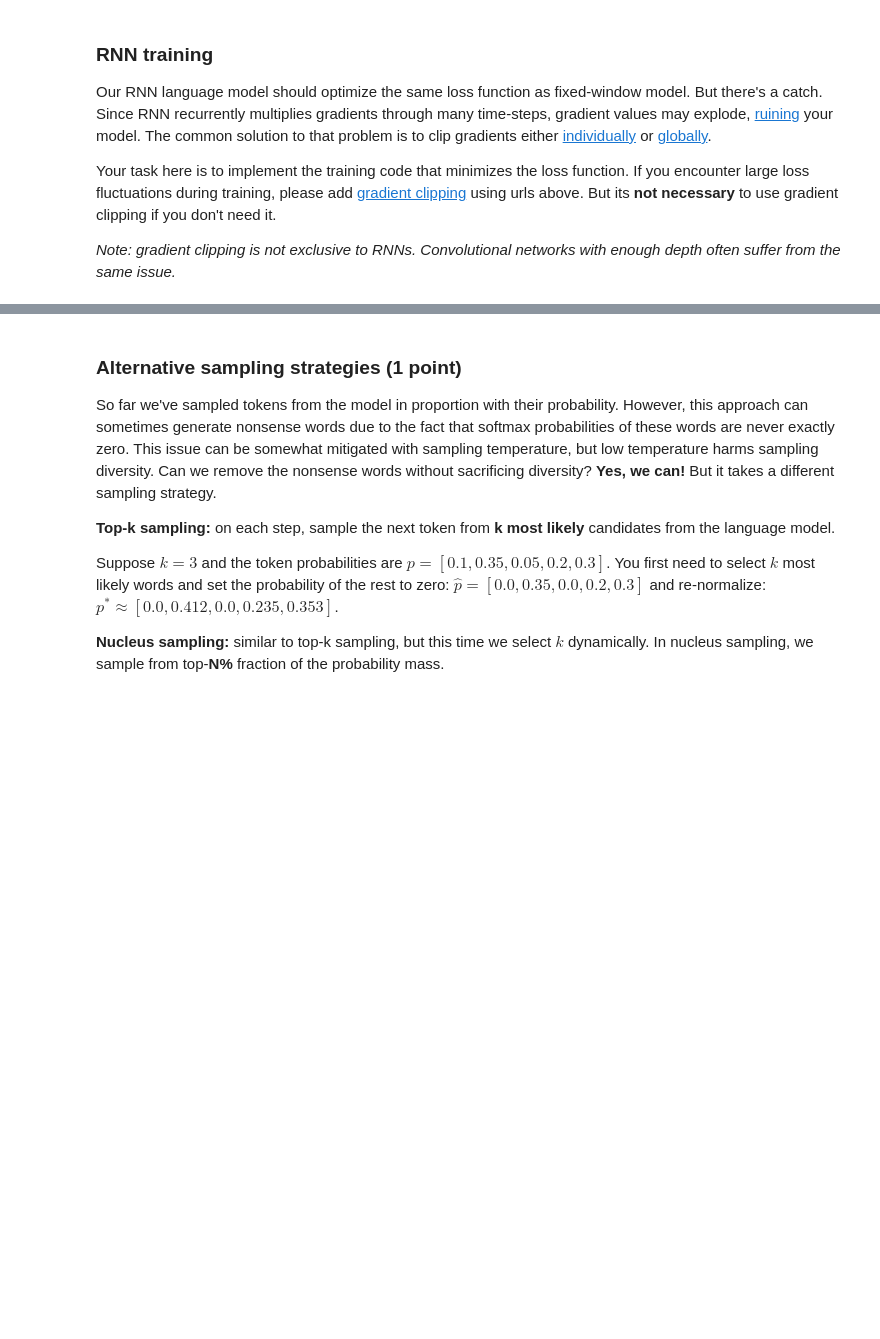
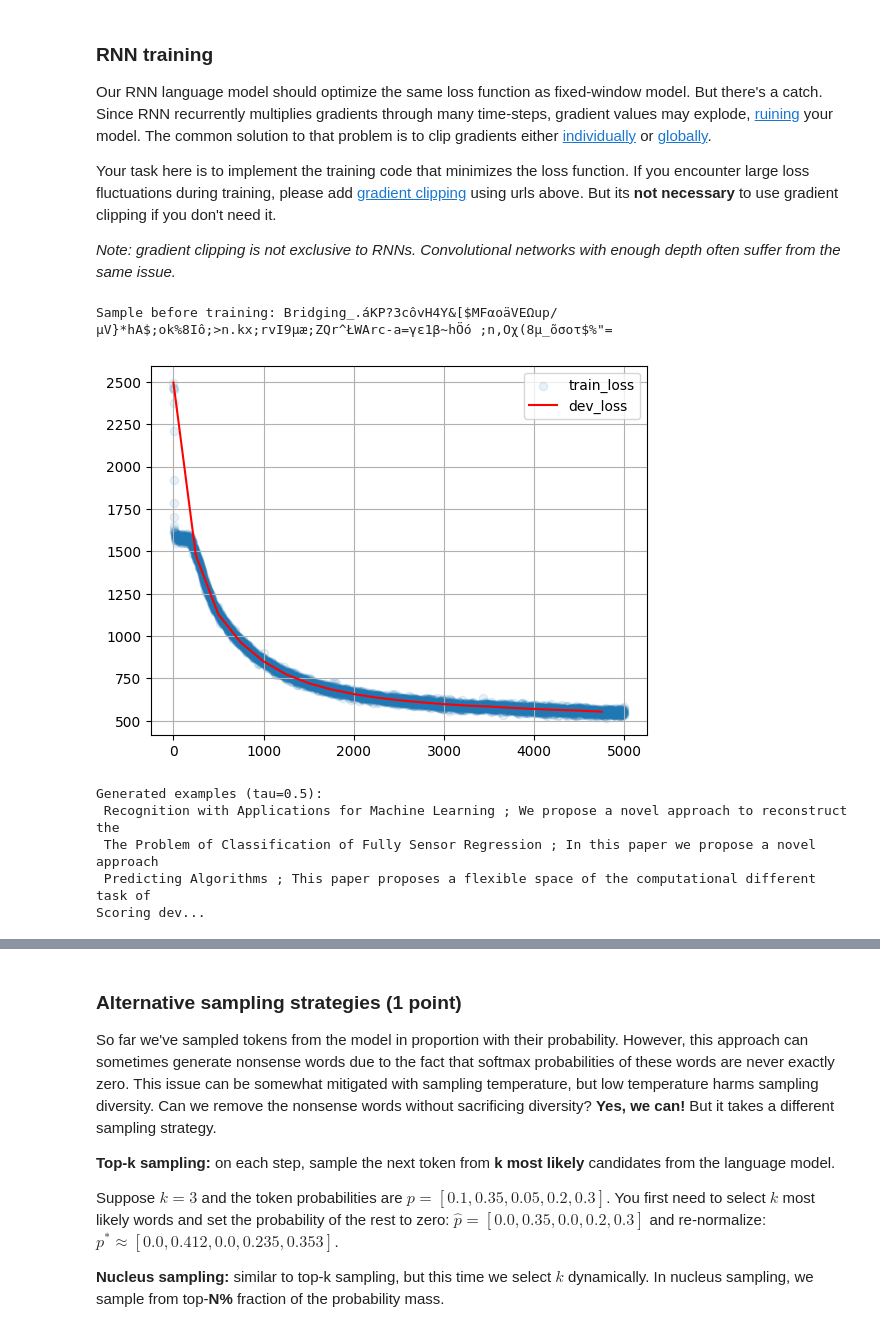
Before and after one commit to ChiKApuMbA/nlp_course, a Jupyter notebook: week03_lm/homework_pytorch.ipynb, the cells around one changed output, grey strips where cells are left out. Saved outputs shown, nothing was run; the diff lists cells and outputs as text; code cells hidden in the pictures; blank space fills up the shorter version.

```diff
--- a/week03_lm/homework_pytorch.ipynb
+++ b/week03_lm/homework_pytorch.ipynb
@@ -262,10 +264,10 @@ def compute_loss(model, input_ix):
     :returns: scalar loss function, mean crossentropy over non-eos tokens
     """
 
-    input_ix = torch.as_tensor(input_ix, dtype=torch.int64)
+    input_ix = torch.as_tensor(input_ix, dtype=torch.int64).to(device)
 
     mask = compute_mask(input_ix)[:, 1:]
-    logits = model(input_ix[:, :-1])
+    logits = model(input_ix[:, :-1].to(device))
     reference_answers = input_ix[:, 1:]
     # Your task: implement loss function as per formula above
     # your loss should only be computed on actual tokens, excluding padding
@@ -329,7 +331,7 @@ train_lines, dev_lines = train_test_split(lines, test_size=0.25, random_state=42
 batch_size = 256
 score_dev_every = 250
 train_history, dev_history = [], []
-model = FixedWindowLanguageModel()
+model = FixedWindowLanguageModel().to(device)
 opt = torch.optim.Adam(model.parameters())
 
 # hint: if you ever wanted to switch to cuda, do it now.
@@ -399,7 +412,7 @@ Such model processes one token at a time, left to right, and maintains a hidden
 <img src='https://raw.githubusercontent.com/yandexdataschool/nlp_course/master/resources/rnn_lm.jpg' width=480px>
 # %%
 class RNNLanguageModel(nn.Module):
-    def __init__(self, n_tokens=n_tokens, emb_size=16, hid_size=256):
+    def __init__(self, n_tokens=n_tokens, emb_size=16, hid_size=256, num_layers=3):
         """
         Build a recurrent language model.
         You are free to choose anything you want, but the recommended architecture is
@@ -414,9 +427,14 @@ class RNNLanguageModel(nn.Module):
         super().__init__() # initialize base class to track sub-layers, trainable variables, etc.
 
         # YOUR CODE - create layers/variables/etc
+        self.num_layers = num_layers
+        self.hid_size = hid_size
+        self.emb = nn.Embedding(num_embeddings=n_tokens,
+                                embedding_dim=emb_size)
 
-        <...>
+        self.lstm = nn.LSTM(input_size=emb_size, hidden_size=hid_size, num_layers=num_layers, batch_first=True)
 
+        self.fc = nn.Linear(in_features=hid_size, out_features=n_tokens)
         #END OF YOUR CODE
 
     def __call__(self, input_ix):
@@ -427,11 +445,16 @@ class RNNLanguageModel(nn.Module):
             these outputs will be used as logits to compute P(x_t | x_0, ..., x_{t - 1})
         """
         # YOUR CODE - apply layers, see docstring above
-        return <...> # output tensor should be of shape [batch_size, sequence_length, n_tokens]
+        input_ix = self.emb(input_ix)
+        h0 = torch.zeros(self.num_layers, input_ix.size(0), self.hid_size).to(device)
+        c0 = torch.zeros(self.num_layers, input_ix.size(0), self.hid_size).to(device)
+        out, _ = self.lstm(input_ix, (h0, c0))
+        out = self.fc(out)
+        return out # output tensor should be of shape [batch_size, sequence_length, n_tokens]
 
     def get_possible_next_tokens(self, prefix=BOS, temperature=1.0, max_len=100):
         """ :returns: probabilities of next token, dict {token : prob} for all tokens """
-        prefix_ix = torch.as_tensor(to_matrix([prefix]), dtype=torch.int64)
+        prefix_ix = torch.as_tensor(to_matrix([prefix]), dtype=torch.int64).to(device)
         with torch.no_grad():
             probs = torch.softmax(self(prefix_ix)[0, -1], dim=-1).cpu().numpy()  # shape: [n_tokens]
         return dict(zip(tokens, probs))
@@ -467,37 +492,47 @@ batch_size = 64         # <-- please tune batch size to fit your CPU/GPU configu
 score_dev_every = 250
 train_history, dev_history = [], []
 
-model = <YOUR CODE HERE>
+model = RNNLanguageModel().to(device)
 opt = torch.optim.Adam(model.parameters())
 
 # score untrained model
 dev_history.append((0, score_lines(model, dev_lines, batch_size)))
 print("Sample before training:", generate(model, 'Bridging'))
+# %% [output]
+Sample before training: Bridging_.áKP?3côvH4Y&[$MFαoäVEΩup/μV}*hA$;ok%8Iô;>n.kx;rvI9μæ;ZQr^ŁWArc-a=γε1β~hÖó ;n,Oχ(8μ_õσoτ$%"=
 # %%
 from IPython.display import clear_output
 from random import sample
 from tqdm import trange
 
 for i in trange(len(train_history), 5000):
+
     batch = to_matrix(sample(train_lines, batch_size))
-
-    <YOUR CODE - one step of the training loop for your RNN model>
-
-    loss_i = <...>
+    loss_i = compute_loss(model, batch)
+    opt.zero_grad()
+    loss_i.backward()
+    opt.step()
 
     train_history.append((i, float(loss_i)))
 
     if (i + 1) % 50 == 0:
         clear_output(True)
         plt.scatter(*zip(*train_history), alpha=0.1, label='train_loss')
         if len(dev_history):
             plt.plot(*zip(*dev_history), color='red', label='dev_loss')
         plt.legend(); plt.grid(); plt.show()
         print("Generated examples (tau=0.5):")
         for _ in range(3):
             print(generate(model, temperature=0.5))
 
     if (i + 1) % score_dev_every == 0:
         print("Scoring dev...")
         dev_history.append((i, score_lines(model, dev_lines, batch_size)))
         print('#%i Dev loss: %.3f' % dev_history[-1])
+# %% [output]
+[figure, added]
+Generated examples (tau=0.5):
+ Recognition with Applications for Machine Learning ; We propose a novel approach to reconstruct the
+ The Problem of Classification of Fully Sensor Regression ; In this paper we propose a novel approach
+ Predicting Algorithms ; This paper proposes a flexible space of the computational different task of
+Scoring dev...
```
Also changed, not shown: parts of 15 cells of this notebook.
